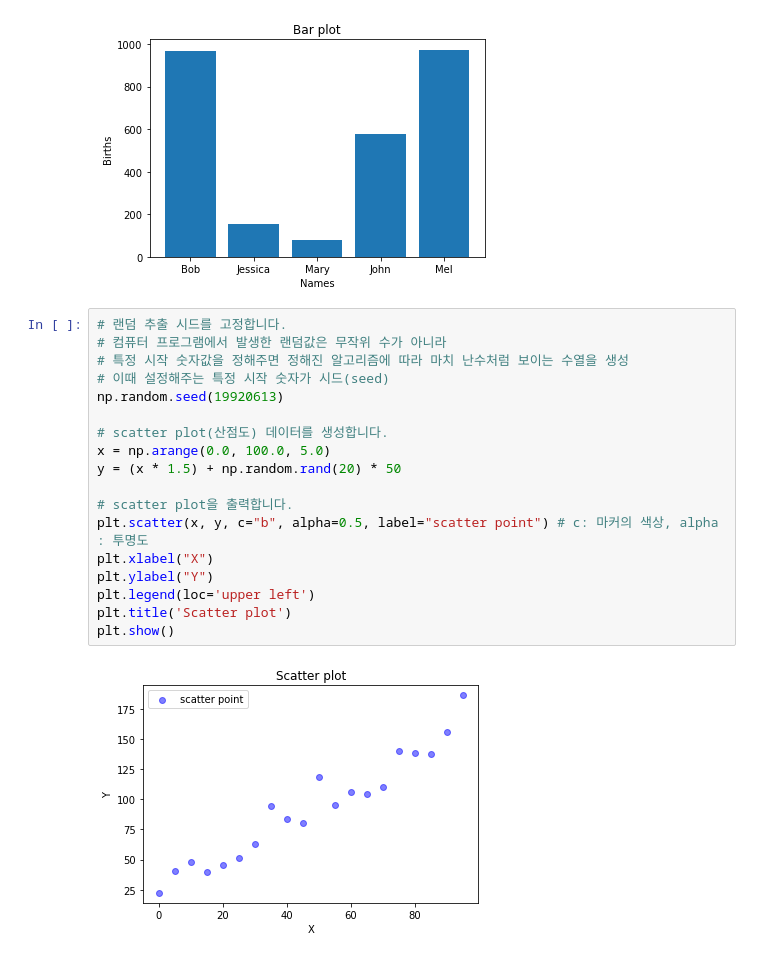
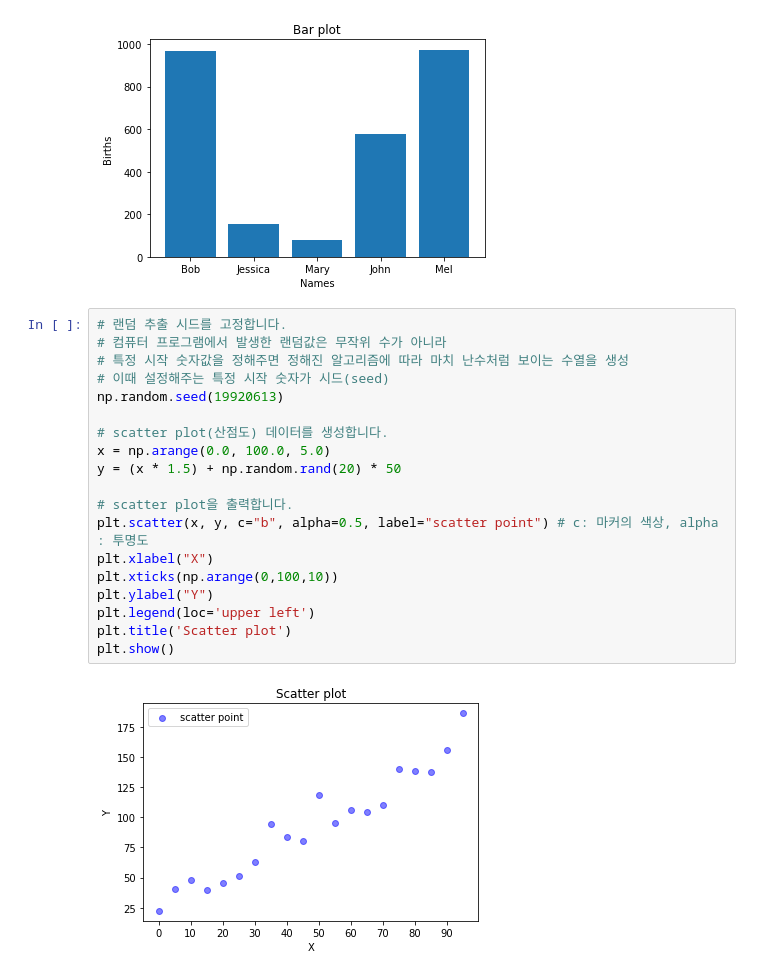
Before and after one commit to thdwldud/TAVE_data_analysis_study, a Jupyter notebook: Ch00.ipynb, the cells around one changed output. Cells and saved outputs as stored; diff of their text form.

```diff
--- a/Ch00.ipynb
+++ b/Ch00.ipynb
@@ -210,20 +215,21 @@ plt.show() # 그래프 출력
 # %%
 # 랜덤 추출 시드를 고정합니다.
 # 컴퓨터 프로그램에서 발생한 랜덤값은 무작위 수가 아니라
 # 특정 시작 숫자값을 정해주면 정해진 알고리즘에 따라 마치 난수처럼 보이는 수열을 생성
 # 이때 설정해주는 특정 시작 숫자가 시드(seed)
 np.random.seed(19920613)
 
 # scatter plot(산점도) 데이터를 생성합니다.
 x = np.arange(0.0, 100.0, 5.0)
 y = (x * 1.5) + np.random.rand(20) * 50
 
 # scatter plot을 출력합니다.
 plt.scatter(x, y, c="b", alpha=0.5, label="scatter point") # c: 마커의 색상, alpha : 투명도
 plt.xlabel("X")
+plt.xticks(np.arange(0,100,10))
 plt.ylabel("Y")
 plt.legend(loc='upper left')
 plt.title('Scatter plot')
 plt.show()
 # %% [output]
-[figure, old version]
+[figure, new version]
```
Also changed, not shown: parts of 1 cell of this notebook, 2 other files.
